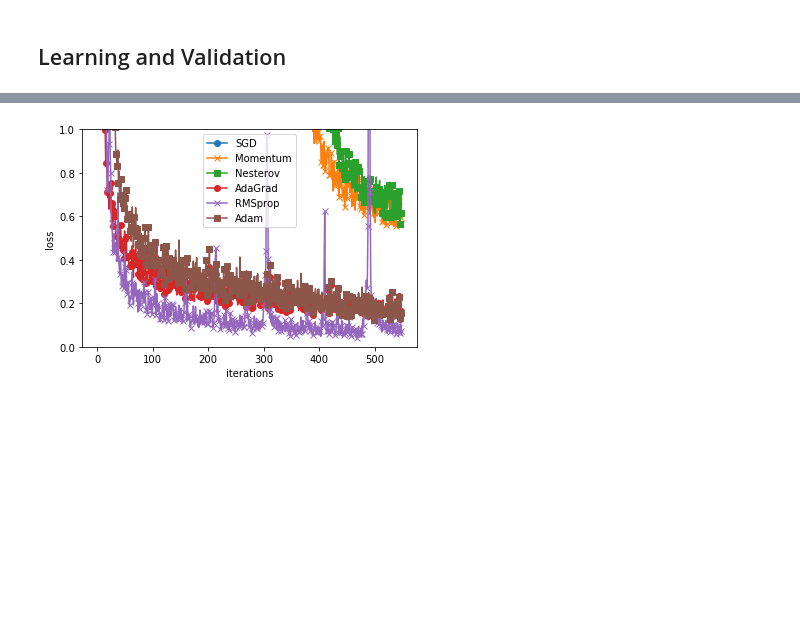
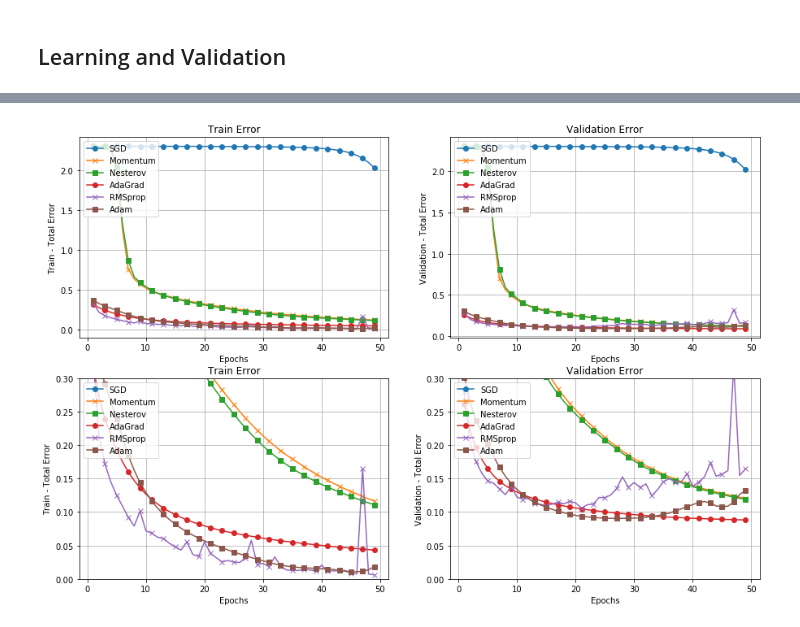
Before and after one commit to linklab/aiclass, a Jupyter notebook: 0.Professor/4.Optimizers/mnist_two_hidden_layers_optimizers.ipynb, the cells around one changed output, grey strips where cells are left out. Cells and saved outputs as stored; diff of their text form; code cells hidden in the pictures; blank space fills up the shorter version.

```diff
--- a/0.Professor/4.Optimizers/mnist_two_hidden_layers_optimizers.ipynb
+++ b/0.Professor/4.Optimizers/mnist_two_hidden_layers_optimizers.ipynb
@@ -120,20 +151,0 @@ print(num_batch)
-# %%
-for i in range(num_epochs):
-    j = 0
-
-    for j in range(num_batch):
-        x_batch = img_train[j * batch_size : j * batch_size + batch_size]
-        t_batch = label_train[j * batch_size : j * batch_size + batch_size]
-        for k in optimizers.keys():
-            x_list.append(i)
-            networks[k].learning(learning_rate, x_batch, t_batch, optimizers[k])
-
-            train_loss = networks[k].loss(x_batch, t_batch)
-            train_errors[k].append(train_loss)
-
-            validation_loss = networks[k].loss(img_validation, label_validation)
-            validation_errors[k].append(validation_loss)
-
-            test_accuracy = networks[k].accuracy(img_test, label_test)
-            test_accuracy_values[k].append(test_accuracy)
-    print("{0}th iteration completed".format(i))
@@ -161,14 +152,41 @@ for k in optimizers.keys():
-# %%
-markers = {"SGD": "o", "Momentum": "x", "Nesterov": "s", "AdaGrad": "o", "RMSprop": "x", "Adam": "s"}
-x_list = np.arange(550)
-
-for k in optimizers.keys():
-    plt.plot(x_list, train_errors[k], marker=markers[k], markevery=2, label=k)
-
-plt.xlabel("iterations")
-plt.ylabel("loss")
-plt.ylim(0, 1)
-plt.legend()
-plt.show()
-# %% [output]
-[figure, removed]
+# %%
+markers = {"SGD": "o", "Momentum": "x", "Nesterov": "s", "AdaGrad": "o", "RMSprop": "x", "Adam": "s"}
+
+f, axarr = plt.subplots(2, 2, figsize=(15,10))
+for j in optimizers.keys():
+    axarr[0, 0].plot(epoch_list[1:], train_errors[j][1:], marker=markers[j], markevery=2, label=j)
+axarr[0, 0].set_ylabel('Train - Total Error')
+axarr[0, 0].set_xlabel('Epochs')
+axarr[0, 0].grid(True)
+axarr[0, 0].set_title('Train Error')
+axarr[0, 0].legend(loc='upper left')
+
+for j in optimizers.keys():
+    axarr[0, 1].plot(epoch_list[1:], validation_errors[j][1:], marker=markers[j], markevery=2, label=j)
+axarr[0, 1].set_ylabel('Validation - Total Error')
+axarr[0, 1].set_xlabel('Epochs')
+axarr[0, 1].grid(True)
+axarr[0, 1].set_title('Validation Error')
+axarr[0, 1].legend(loc='upper left')
+
+for j in optimizers.keys():
+    axarr[1, 0].plot(epoch_list[1:], train_errors[j][1:], marker=markers[j], markevery=2, label=j)
+axarr[1, 0].set_ylabel('Train - Total Error')
+axarr[1, 0].set_xlabel('Epochs')
+axarr[1, 0].grid(True)
+axarr[1, 0].set_ylim(0, 0.3)
+axarr[1, 0].set_title('Train Error')
+axarr[1, 0].legend(loc='upper left')
+
+for j in optimizers.keys():
+    axarr[1, 1].plot(epoch_list[1:], validation_errors[j][1:], marker=markers[j], markevery=2, label=j)
+axarr[1, 1].set_ylabel('Validation - Total Error')
+axarr[1, 1].set_xlabel('Epochs')
+axarr[1, 1].grid(True)
+axarr[1, 1].set_ylim(0, 0.3)
+axarr[1, 1].set_title('Validation Error')
+axarr[1, 1].legend(loc='upper left')
+
+plt.show()
+# %% [output]
+[figure, added]
```
Also changed, not shown: parts of 4 cells of this notebook.
